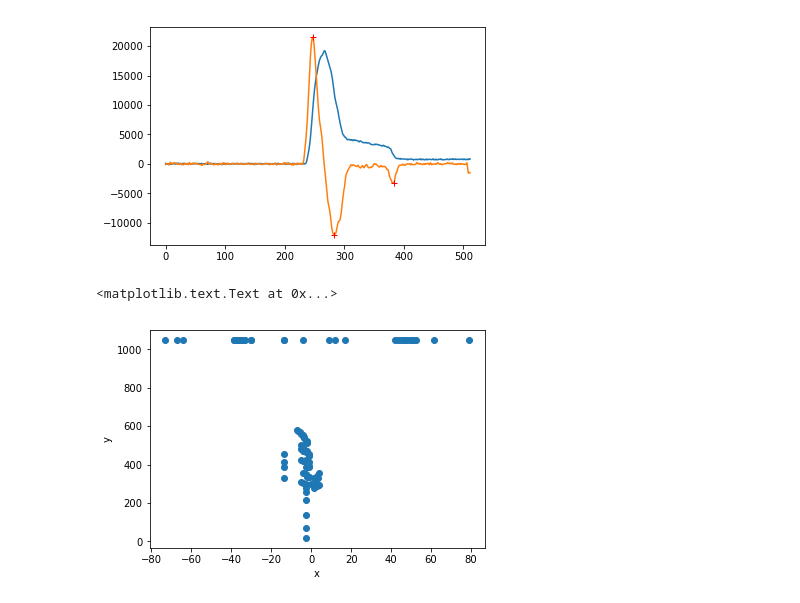
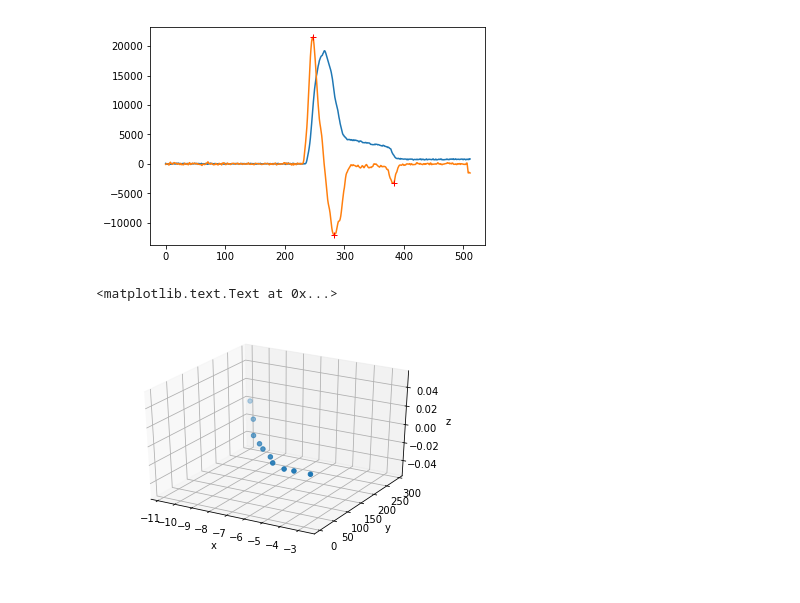
Before and after one commit to tbjc1magic/tbjcATTPCroot2, a Jupyter notebook: tbjcVisualizer/Visualizer.ipynb, the cells around one changed output. Cells and saved outputs as stored; diff of their text form; code cells hidden in the pictures.

Commit message:
plot micromegas

```diff
--- a/tbjcVisualizer/Visualizer.ipynb
+++ b/tbjcVisualizer/Visualizer.ipynb
@@ -114,15 +114,14 @@ plt.plot(zip(*pl)[0],zip(*pl)[1],'+',c='r')
 [<matplotlib.lines.Line2D at 0x...>]
 [figure]
 # %%
-dfsub = Hitdf[Hitdf['EventID']==5]
-#from mpl_toolkits.mplot3d import Axes3D
-%matplotlib inline
+dfsub = Hitdf[Hitdf['EventID']==21]
+from mpl_toolkits.mplot3d import Axes3D
 fig=plt.figure()
-ax = fig.add_subplot(111)#, projection='3d')
+ax = fig.add_subplot(111, projection='3d')
 ax.scatter(dfsub['x'],dfsub['z'])
 ax.set_xlabel('x')
 ax.set_ylabel('y')
-#ax.set_zlabel('z')
+ax.set_zlabel('z')
 # %% [output]
 <matplotlib.text.Text at 0x...>
-[figure, old version]
+[figure, new version]
```
Also changed, not shown: parts of 4 cells of this notebook, 1 other file.
